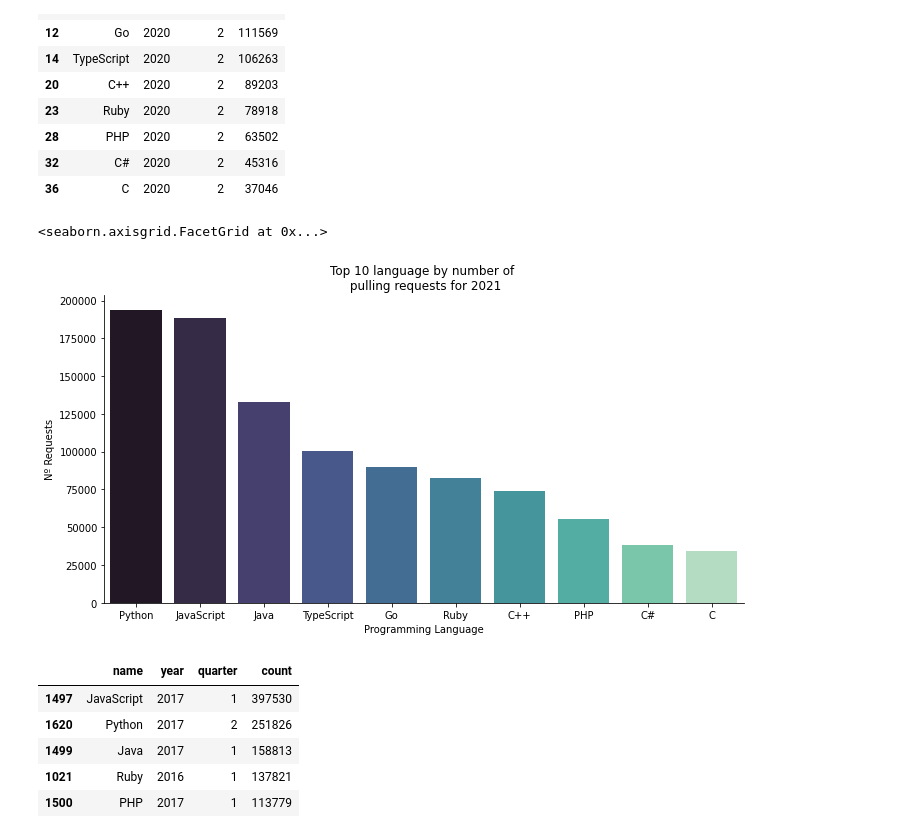
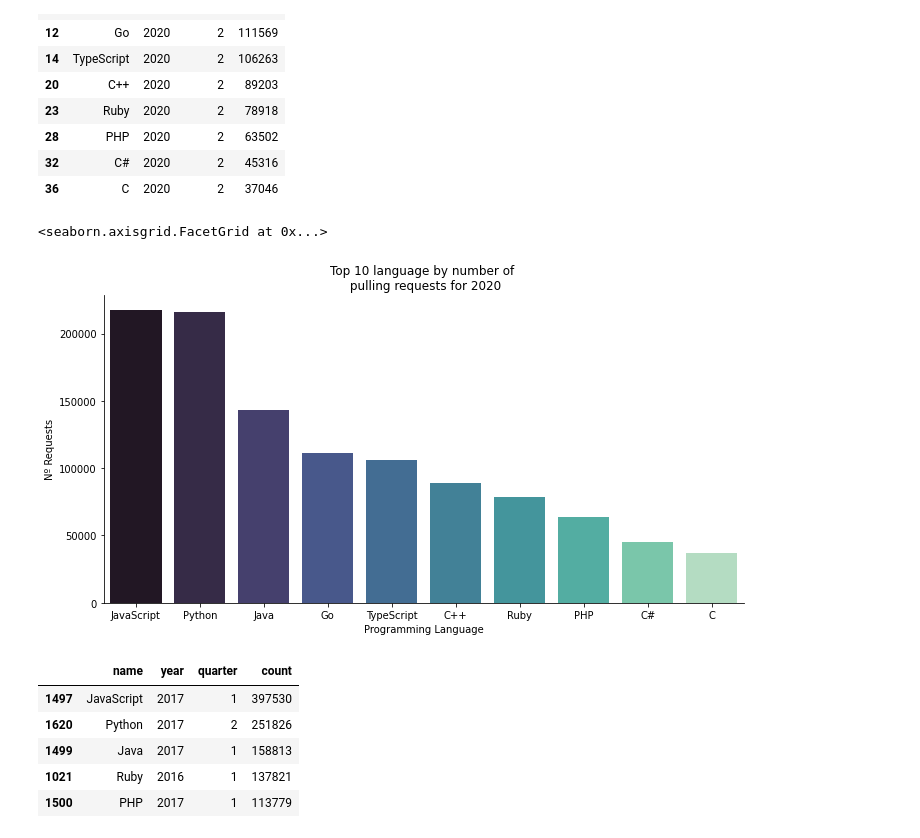
Before and after one commit to jaitlyjahnavi/Useful-Codes-for-FYP, a Jupyter notebook: lang.ipynb, the cells around one changed output. Saved outputs shown, nothing was run; the diff lists cells and outputs as text; code cells hidden in the pictures.

```diff
--- a/lang.ipynb
+++ b/lang.ipynb
@@ -111,16 +111,18 @@ requests_by_year(2020)
 # %%
 # Evolution of pull requests for each top 10 language by year:
 def viz_requests_year(yr):
     return sns.catplot(x="name", y="count",
                              kind="bar",
                              palette="mako",
                              height=5, aspect=2,
                              data=requests_by_year(yr)).set(title=f"Top 10 language by number of \n pulling requests for {yr}").set_xlabels("Programming Language").set_ylabels("Nº Requests")
 
-viz_requests_year(2021)
+
+
+viz_requests_year(2020)
 # %% [output]
 <seaborn.axisgrid.FacetGrid at 0x...>
-[figure, old version]
+[figure, new version]
 # %%
 # The top 10 historical (from 2011 to 2022) languages with the most pulling requests, showing quarter and year. Only the fisrt appearance of the languages is shown:
 
```
Also changed, not shown: 5 other files.
